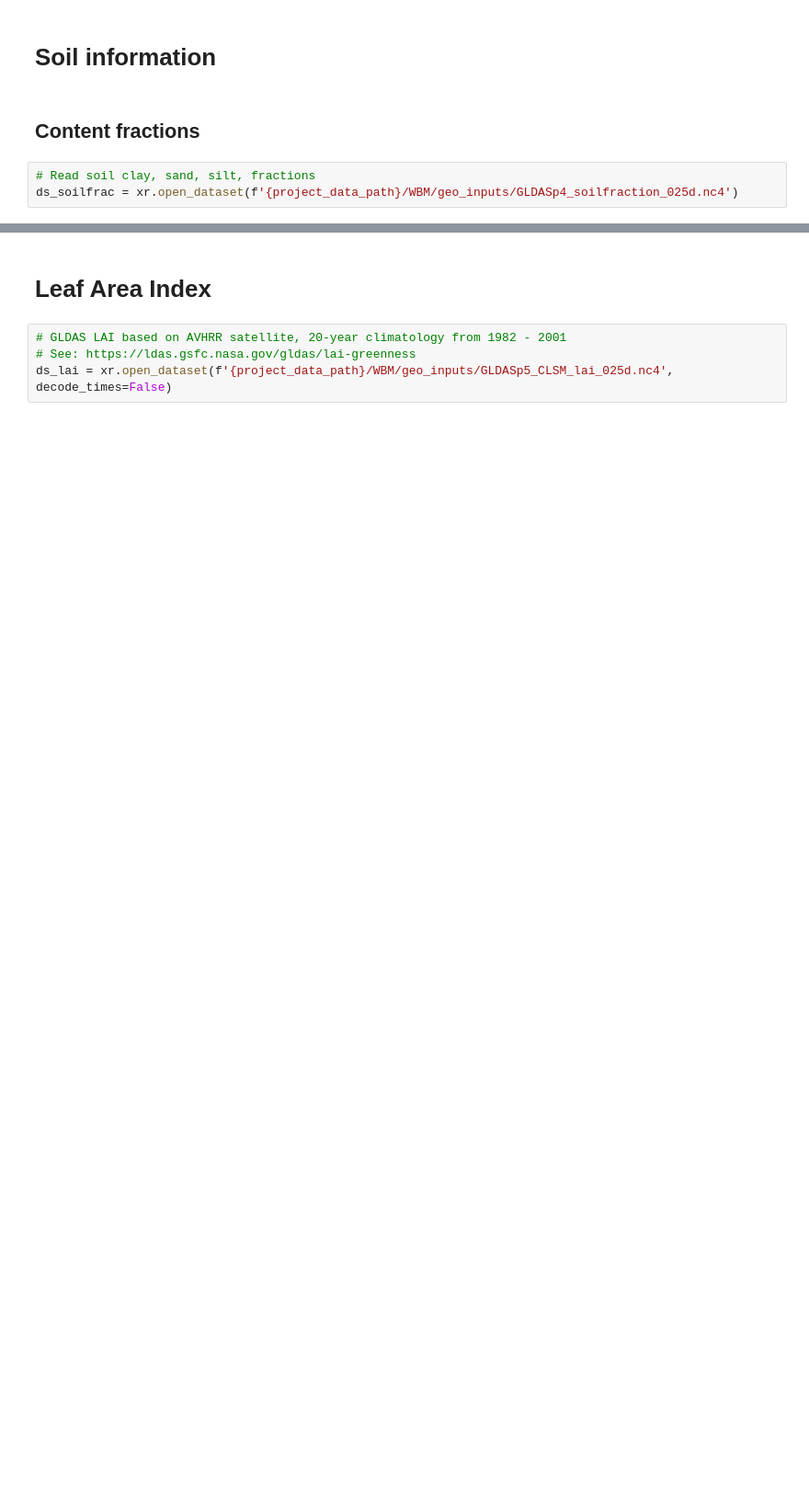
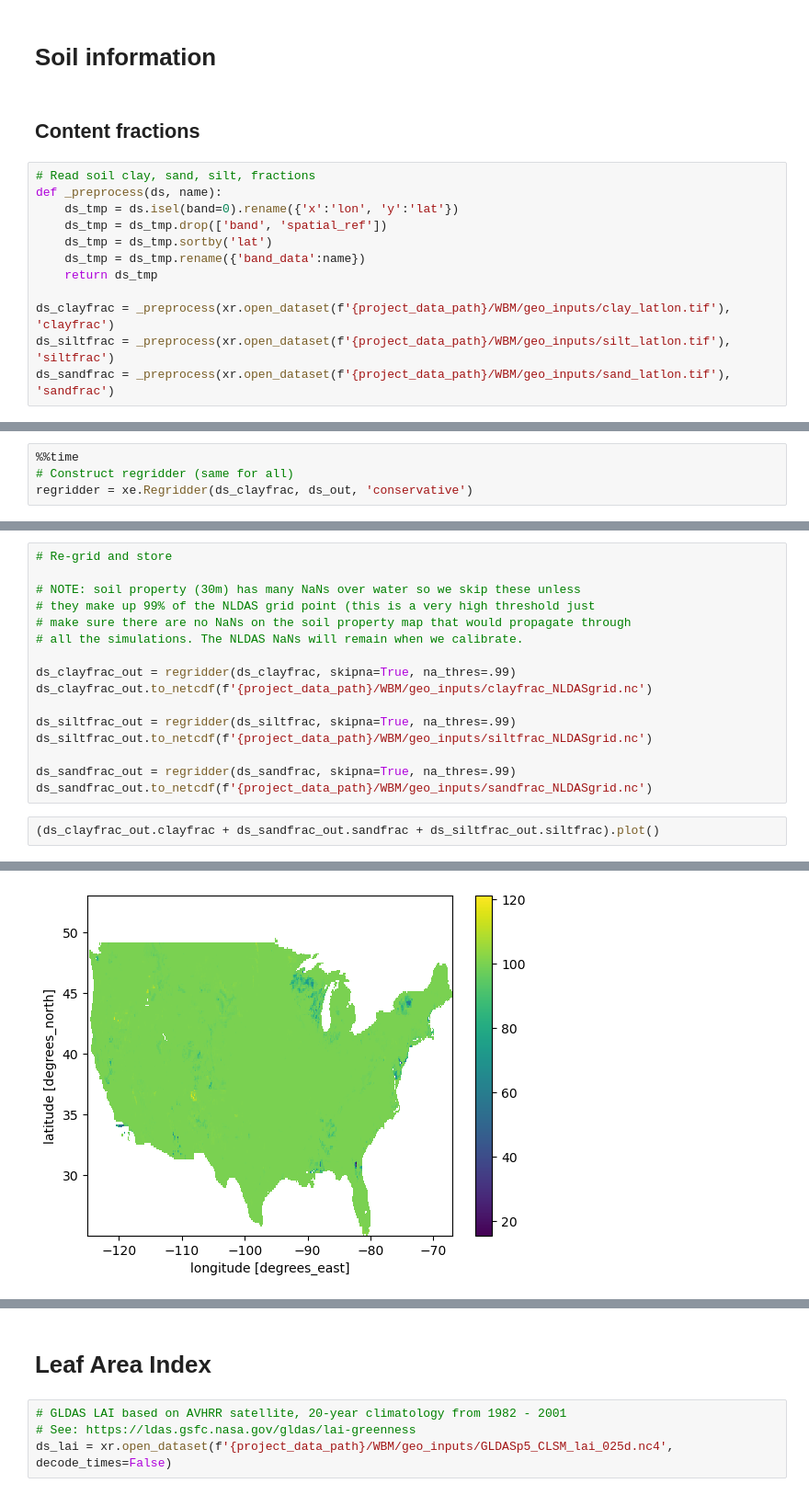
Before and after one commit to david0811/lafferty-etal-2024-tbd, a Jupyter notebook: code/00_data_processing.ipynb, the cells around one changed output, grey strips where cells are left out. Shown at 92% size. Drawn from its saved outputs; the diff is of its cells as text; blank space fills up the shorter version.

```diff
--- a/code/00_data_processing.ipynb
+++ b/code/00_data_processing.ipynb
@@ -519,6 +525,15 @@ plt.show()
 ## Content fractions
 # %%
 # Read soil clay, sand, silt, fractions
-ds_soilfrac = xr.open_dataset(f'{project_data_path}/WBM/geo_inputs/GLDASp4_soilfraction_025d.nc4')
+def _preprocess(ds, name):
+    ds_tmp = ds.isel(band=0).rename({'x':'lon', 'y':'lat'})
+    ds_tmp = ds_tmp.drop(['band', 'spatial_ref'])
+    ds_tmp = ds_tmp.sortby('lat')
+    ds_tmp = ds_tmp.rename({'band_data':name})
+    return ds_tmp
+
+ds_clayfrac = _preprocess(xr.open_dataset(f'{project_data_path}/WBM/geo_inputs/clay_latlon.tif'), 'clayfrac')
+ds_siltfrac = _preprocess(xr.open_dataset(f'{project_data_path}/WBM/geo_inputs/silt_latlon.tif'), 'siltfrac')
+ds_sandfrac = _preprocess(xr.open_dataset(f'{project_data_path}/WBM/geo_inputs/sand_latlon.tif'), 'sandfrac')
 # %%
 # Get NLDAS grid
@@ -545,0 +552,4 @@ ds_soilfrac_out.to_netcdf(f"{project_data_path}/WBM/geo_inputs/soilfrac_NLDASgri
+# %%
+%%time
+# Construct regridder (same for all)
+regridder = xe.Regridder(ds_clayfrac, ds_out, 'conservative')
@@ -545,0 +559,19 @@ ds_soilfrac_out.to_netcdf(f"{project_data_path}/WBM/geo_inputs/soilfrac_NLDASgri
+# %%
+# Re-grid and store
+
+# NOTE: soil property (30m) has many NaNs over water so we skip these unless
+# they make up 99% of the NLDAS grid point (this is a very high threshold just
+# make sure there are no NaNs on the soil property map that would propagate through
+# all the simulations. The NLDAS NaNs will remain when we calibrate.
+
+ds_clayfrac_out = regridder(ds_clayfrac, skipna=True, na_thres=.99)
+ds_clayfrac_out.to_netcdf(f'{project_data_path}/WBM/geo_inputs/clayfrac_NLDASgrid.nc')
+
+ds_siltfrac_out = regridder(ds_siltfrac, skipna=True, na_thres=.99)
+ds_siltfrac_out.to_netcdf(f'{project_data_path}/WBM/geo_inputs/siltfrac_NLDASgrid.nc')
+
+ds_sandfrac_out = regridder(ds_sandfrac, skipna=True, na_thres=.99)
+ds_sandfrac_out.to_netcdf(f'{project_data_path}/WBM/geo_inputs/sandfrac_NLDASgrid.nc')
+# %%
+(ds_clayfrac_out.clayfrac + ds_sandfrac_out.sandfrac + ds_siltfrac_out.siltfrac).plot()
+# %% [output]
@@ -546 +579,2 @@ ds_soilfrac_out.to_netcdf(f"{project_data_path}/WBM/geo_inputs/soilfrac_NLDASgri
+[figure, added]
 # %% [markdown]
```
Also changed, not shown: parts of 33 cells of this notebook, 7 other files.
